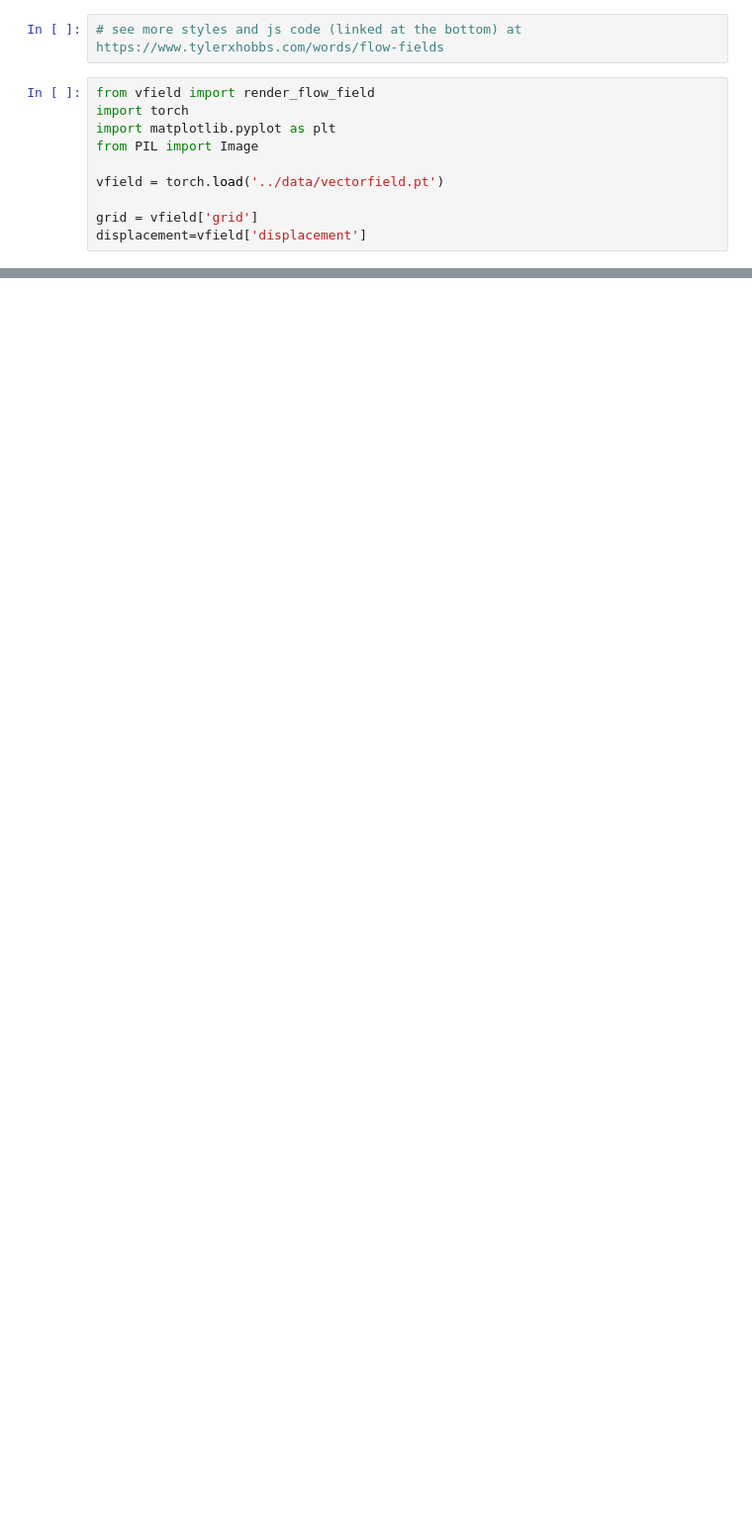
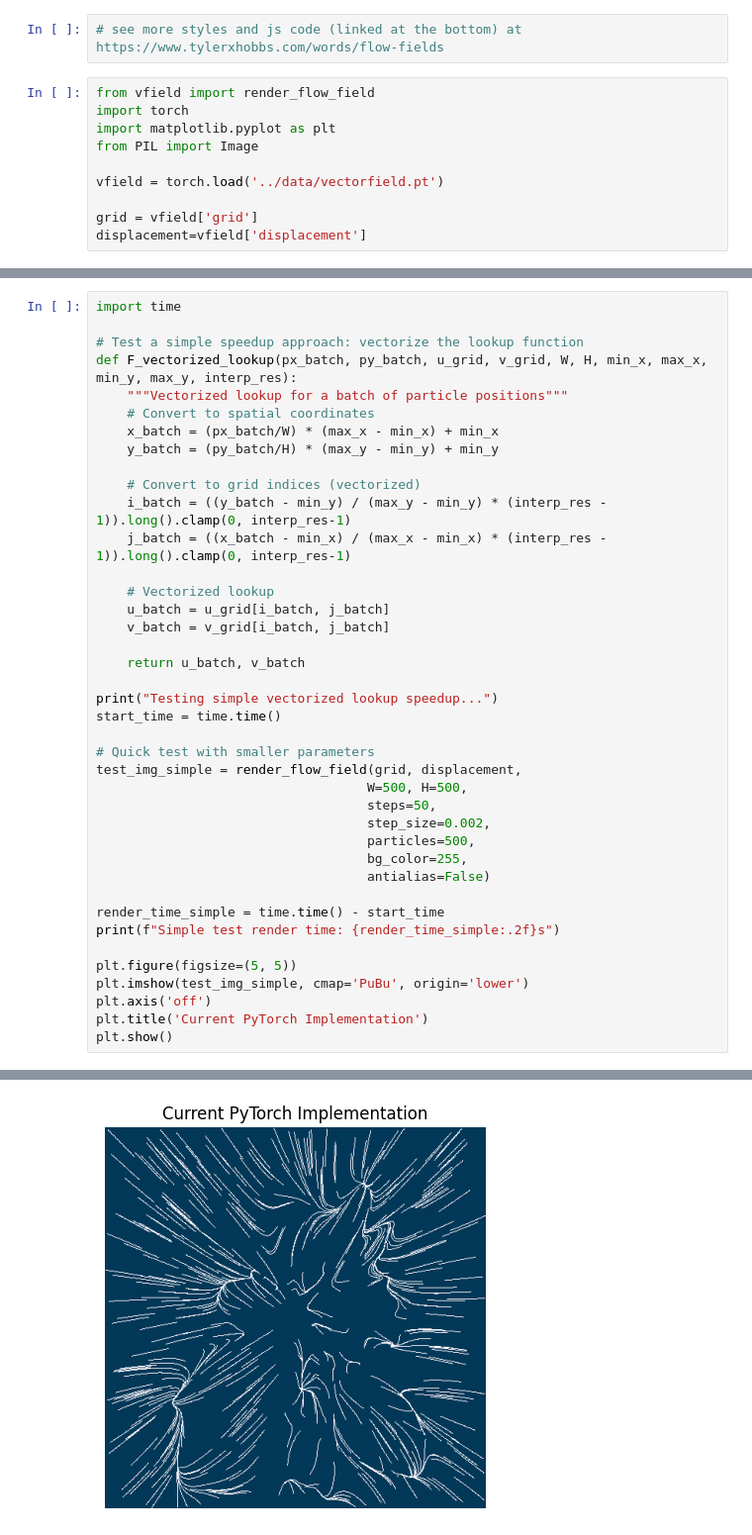
Before and after one commit to CerovazS/vfield, a Jupyter notebook: notebooks/test_reddit.ipynb, the cells around one changed output, grey strips where cells are left out. Shown: that part at 99% size. Drawn from its saved outputs; the diff is of its cells as text; blank space fills up the shorter version.

Commit message:
pass to torch and vectorize rendering

```diff
--- a/notebooks/test_reddit.ipynb
+++ b/notebooks/test_reddit.ipynb
@@ -33,0 +32,41 @@ ff_img.show()
+# %%
+import time
+
+# Test a simple speedup approach: vectorize the lookup function
+def F_vectorized_lookup(px_batch, py_batch, u_grid, v_grid, W, H, min_x, max_x, min_y, max_y, interp_res):
+    """Vectorized lookup for a batch of particle positions"""
+    # Convert to spatial coordinates
+    x_batch = (px_batch/W) * (max_x - min_x) + min_x
+    y_batch = (py_batch/H) * (max_y - min_y) + min_y
+
+    # Convert to grid indices (vectorized)
+    i_batch = ((y_batch - min_y) / (max_y - min_y) * (interp_res - 1)).long().clamp(0, interp_res-1)
+    j_batch = ((x_batch - min_x) / (max_x - min_x) * (interp_res - 1)).long().clamp(0, interp_res-1)
+
+    # Vectorized lookup
+    u_batch = u_grid[i_batch, j_batch]
+    v_batch = v_grid[i_batch, j_batch]
+
+    return u_batch, v_batch
+
+print("Testing simple vectorized lookup speedup...")
+start_time = time.time()
+
+# Quick test with smaller parameters
+test_img_simple = render_flow_field(grid, displacement,
+                                   W=500, H=500,
+                                   steps=50,
+                                   step_size=0.002,
+                                   particles=500,
+                                   bg_color=255,
+                                   antialias=False)
+
+render_time_simple = time.time() - start_time
+print(f"Simple test render time: {render_time_simple:.2f}s")
+
+plt.figure(figsize=(5, 5))
+plt.imshow(test_img_simple, cmap='PuBu', origin='lower')
+plt.axis('off')
+plt.title('Current PyTorch Implementation')
+plt.show()
+# %% [output]
@@ -33,0 +76 @@ ff_img.show()
+[figure, added]
```
Also changed, not shown: parts of 3 cells of this notebook, 1 other file.
